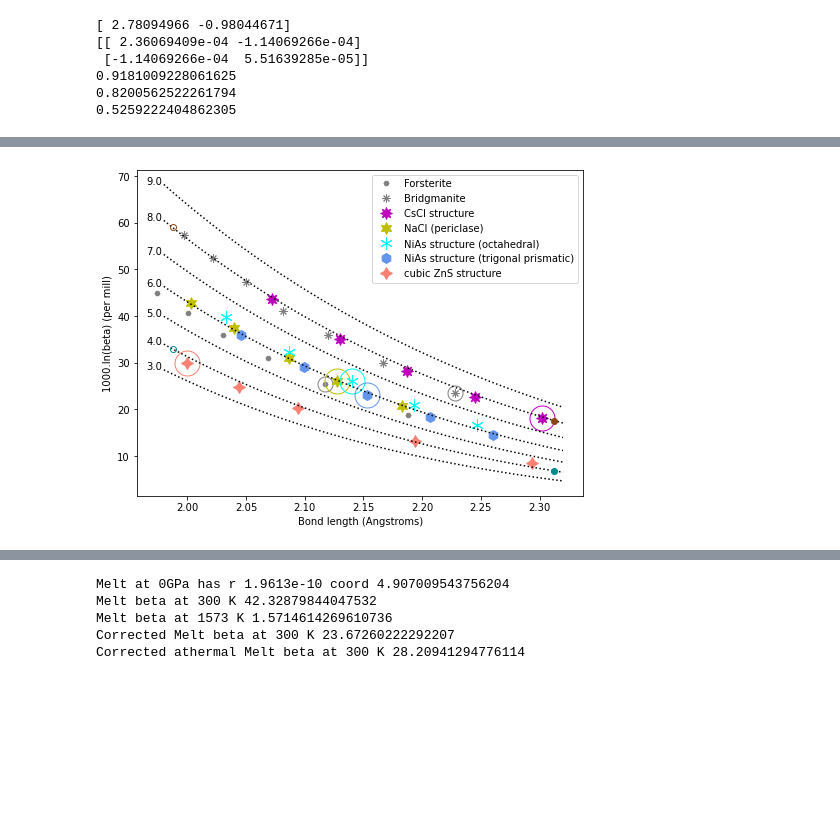
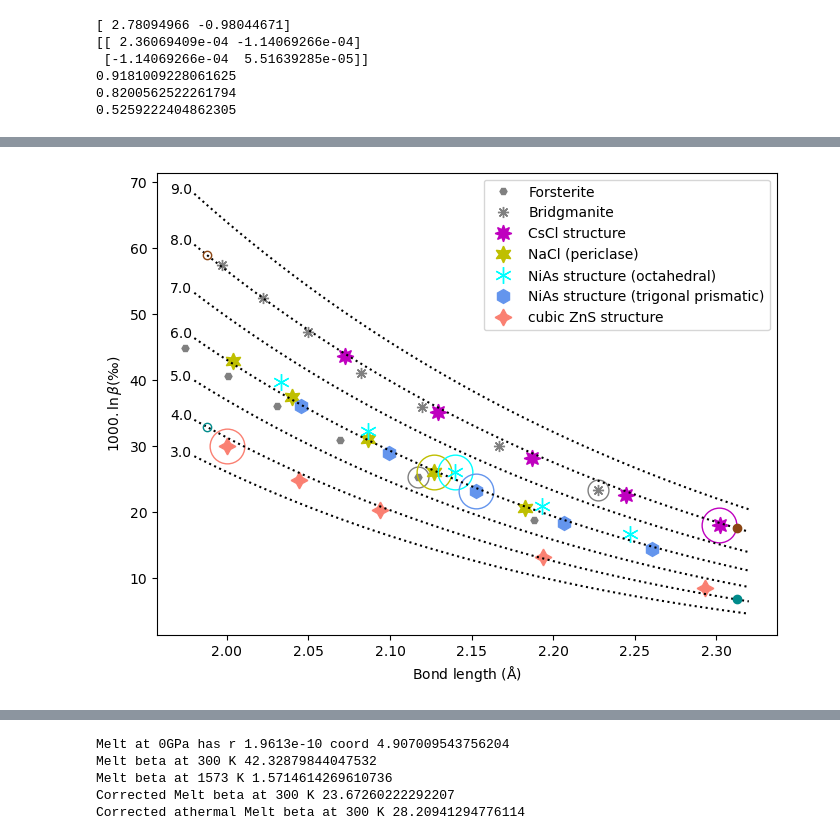
Before and after one commit to andreww/isofrac, a Jupyter notebook: potential_figure.ipynb, the cells around one changed output, grey strips where cells are left out. Drawn from its saved outputs; the diff is of its cells as text; code cells hidden in the pictures; blank space fills up the shorter version.

Commit message:
Rerun all notebooks and make figures
A few final minor tweaks (labels and so on)

```diff
--- a/potential_figure.ipynb
+++ b/potential_figure.ipynb
@@ -495,36 +495,36 @@ ax.plot(nias_second_r_ref, nias_second_beta_ref, color='cornflowerblue', marker=
 
 ax.plot(cubzns_r_ang, cubzns_beta_permil, color='salmon', linestyle='', marker=(4,1,0),
         label='cubic ZnS structure', markersize=12)
 ax.plot(cubzns_r_ref, cubzns_beta_ref, color='salmon', marker='o', fillstyle='none', markersize=25)
 
 for coord in [3.0, 4.0, 5.0, 6.0, 7.0, 8.0, 9.0]:
 
     r_points = np.linspace(1.98, 2.32)
     coords = np.ones_like(r_points) * coord
     data = np.stack((r_points, coords))
     values = calc_beta_300_vary_q_coord(data, *all_popt)
     ax.plot(r_points, values, 'k', linestyle=':')
     ax.text(1.965, values[0], str(coord))
 
 
 ax.plot(1.9875, calc_beta_300_vary_q_coord([1.9875,4.0], *all_popt), 'o', fillstyle='none',
         color='darkcyan', markersize=6)
 ax.plot(2.3125, calc_beta_300_vary_q_coord([2.3125,4.0], *all_popt), 'o',
         color='darkcyan', markersize=6)
 ax.plot(1.9875, calc_beta_300_vary_q_coord([1.9875,8.0], *all_popt), 'o', fillstyle='none',
         color='saddlebrown', markersize=6)
 ax.plot(2.3125, calc_beta_300_vary_q_coord([2.3125,8.0], *all_popt), 'o',
         color='saddlebrown', markersize=6)
 
 
 
-ax.set_xlabel('Bond length (Angstroms)')
-ax.set_ylabel('1000.ln(beta) (per mill)')
+ax.set_xlabel('Bond length ($\mathrm{\AA}$)')
+ax.set_ylabel(r"$1000.\ln \beta$" + "(" + u'\u2030' + ")")
 
 ax.legend()
 plt.show()
 # %% [output]
-[figure, old version]
+[figure, new version]
 # %%
 # Make the figure... simple copy for remco
 
```
Also changed, not shown: parts of 13 cells of this notebook, 3 other files.
